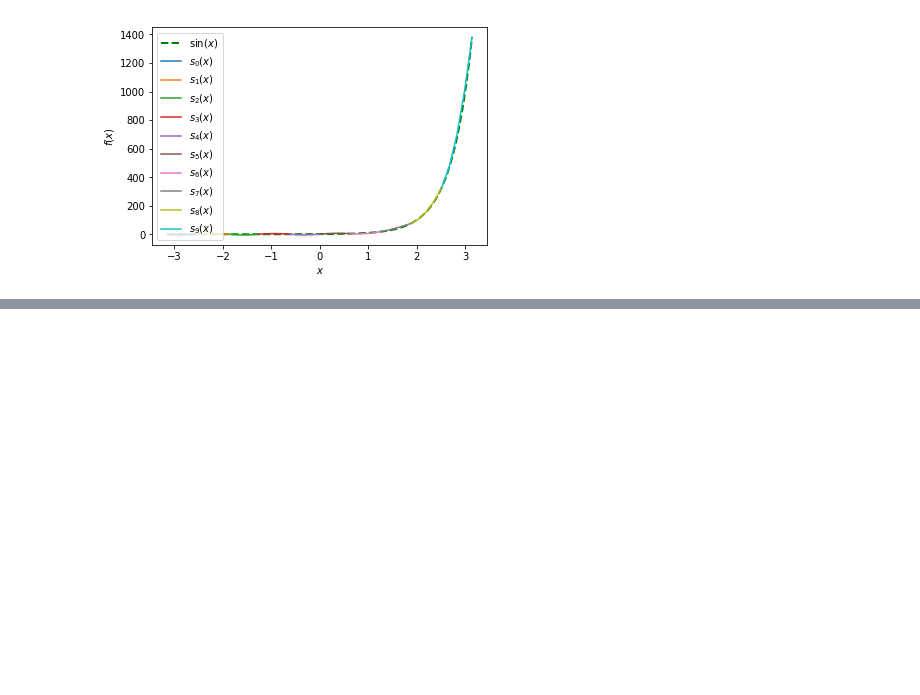
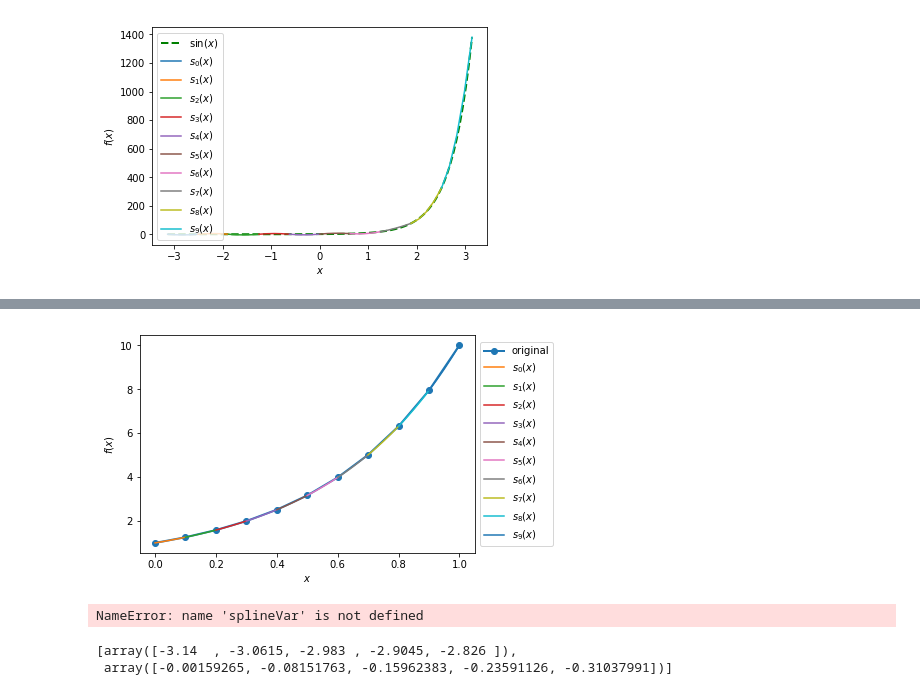
Before and after one commit to cs207-group19/Automatic-Differentiation, a Jupyter notebook: DeriveAlive/spline/spline_demo.ipynb, the cells around one changed output, grey strips where cells are left out. Saved outputs shown, nothing was run; the diff lists cells and outputs as text; code cells hidden in the pictures; blank space fills up the shorter version.

```diff
--- a/DeriveAlive/spline/spline_demo.ipynb
+++ b/DeriveAlive/spline/spline_demo.ipynb
@@ -162,0 +316,14 @@ plt.show()
+# %%
+fig
+# %% [output]
+[figure, added]
+# %%
+for spline_point in spline_points:
+    print(splineVar(spline_point[0]))
+# %% [output]
+NameError: name 'splineVar' is not defined
+# %%
+spline_points[0]
+# %% [output]
+[array([-3.14  , -3.0615, -2.983 , -2.9045, -2.826 ]),
+ array([-0.00159265, -0.08151763, -0.15962383, -0.23591126, -0.31037991])]
```
Also changed, not shown: parts of 9 cells of this notebook, 1 other file.
